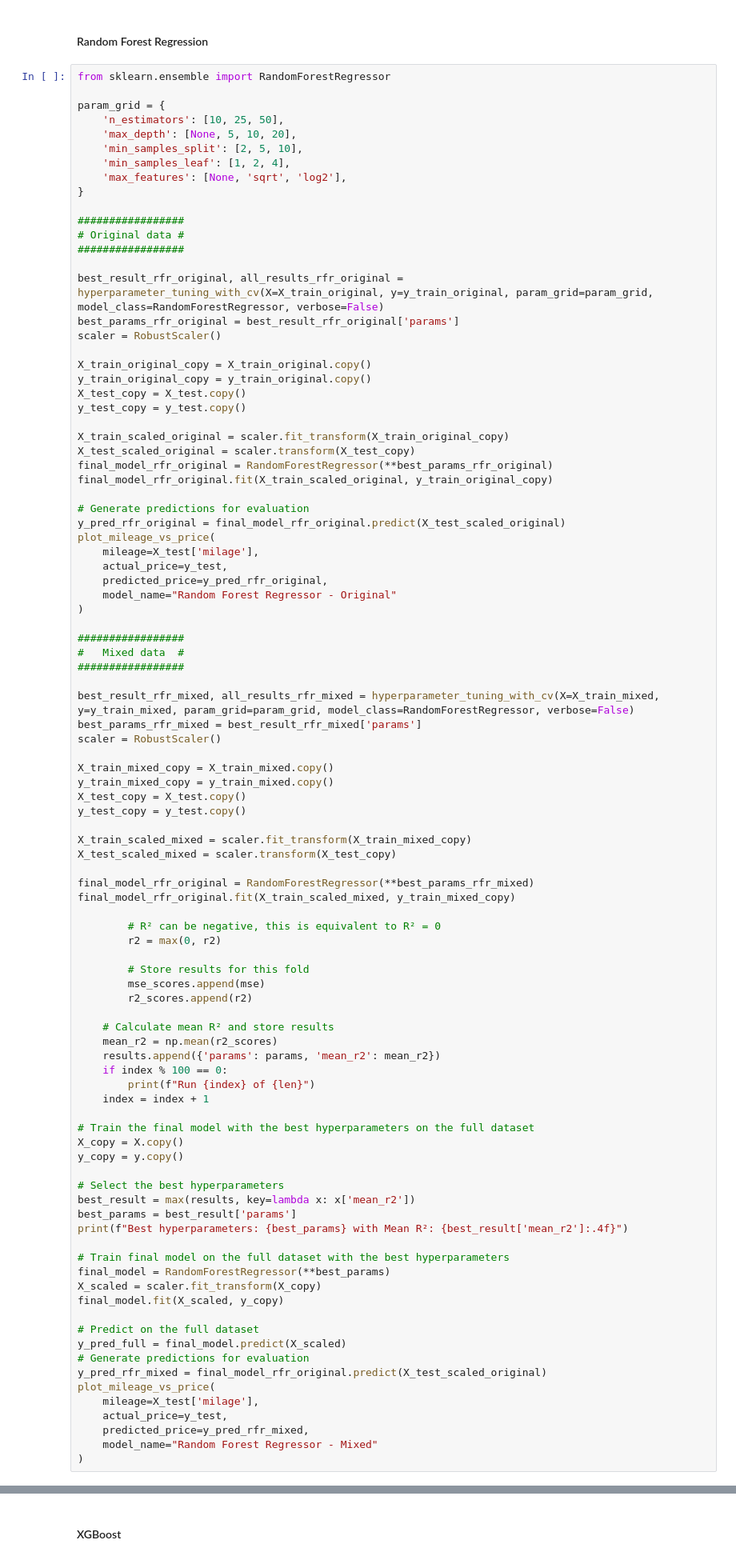
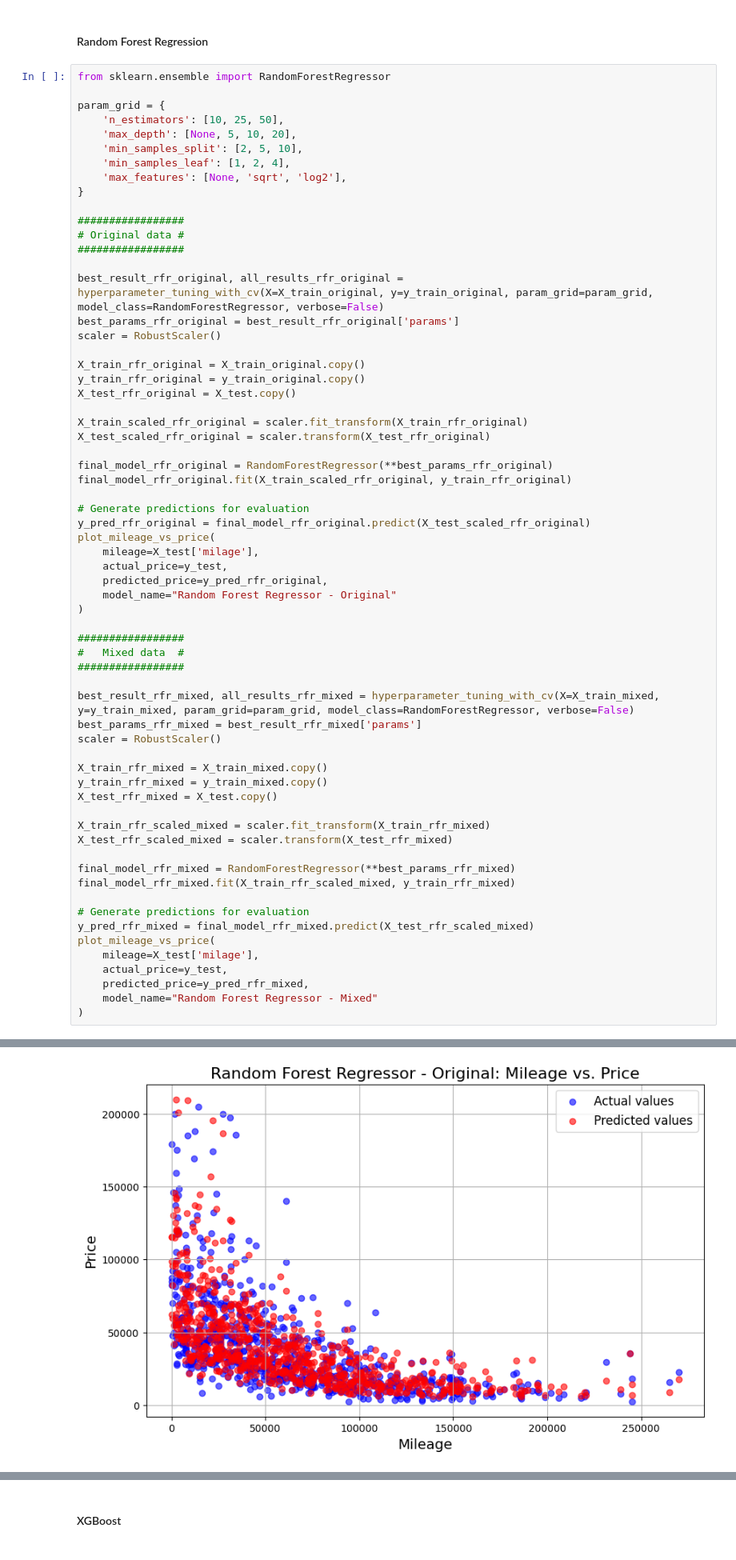
Before and after one commit to Frecherenkel60/RandomForestRangers, a Jupyter notebook: 5.1_TrainingNew.ipynb, the cells around one changed output, grey strips where cells are left out. Shown: that part at 80% size. Drawn from its saved outputs; the diff is of its cells as text.

```diff
--- a/5.1_TrainingNew.ipynb
+++ b/5.1_TrainingNew.ipynb
@@ -470,18 +528,18 @@ best_result_rfr_original, all_results_rfr_original = hyperparameter_tuning_with_
 best_params_rfr_original = best_result_rfr_original['params']
 scaler = RobustScaler()
 
-X_train_original_copy = X_train_original.copy()
-y_train_original_copy = y_train_original.copy()
-X_test_copy = X_test.copy()
-y_test_copy = y_test.copy()
+X_train_rfr_original = X_train_original.copy()
+y_train_rfr_original = y_train_original.copy()
+X_test_rfr_original = X_test.copy()
 
-X_train_scaled_original = scaler.fit_transform(X_train_original_copy)
-X_test_scaled_original = scaler.transform(X_test_copy)
+X_train_scaled_rfr_original = scaler.fit_transform(X_train_rfr_original)
+X_test_scaled_rfr_original = scaler.transform(X_test_rfr_original)
+
 final_model_rfr_original = RandomForestRegressor(**best_params_rfr_original)
-final_model_rfr_original.fit(X_train_scaled_original, y_train_original_copy)
+final_model_rfr_original.fit(X_train_scaled_rfr_original, y_train_rfr_original)
 
 # Generate predictions for evaluation
-y_pred_rfr_original = final_model_rfr_original.predict(X_test_scaled_original)
+y_pred_rfr_original = final_model_rfr_original.predict(X_test_scaled_rfr_original)
 plot_mileage_vs_price(
     mileage=X_test['milage'],
     actual_price=y_test,
@@ -497,52 +555,22 @@ best_result_rfr_mixed, all_results_rfr_mixed = hyperparameter_tuning_with_cv(X=X
 best_params_rfr_mixed = best_result_rfr_mixed['params']
 scaler = RobustScaler()
 
-X_train_mixed_copy = X_train_mixed.copy()
-y_train_mixed_copy = y_train_mixed.copy()
-X_test_copy = X_test.copy()
-y_test_copy = y_test.copy()
+X_train_rfr_mixed = X_train_mixed.copy()
+y_train_rfr_mixed = y_train_mixed.copy()
+X_test_rfr_mixed = X_test.copy()
 
-X_train_scaled_mixed = scaler.fit_transform(X_train_mixed_copy)
-X_test_scaled_mixed = scaler.transform(X_test_copy)
+X_train_rfr_scaled_mixed = scaler.fit_transform(X_train_rfr_mixed)
+X_test_rfr_scaled_mixed = scaler.transform(X_test_rfr_mixed)
 
-final_model_rfr_original = RandomForestRegressor(**best_params_rfr_mixed)
-final_model_rfr_original.fit(X_train_scaled_mixed, y_train_mixed_copy)
+final_model_rfr_mixed = RandomForestRegressor(**best_params_rfr_mixed)
+final_model_rfr_mixed.fit(X_train_rfr_scaled_mixed, y_train_rfr_mixed)
 
-        # R² can be negative, this is equivalent to R² = 0
-        r2 = max(0, r2)
-
-        # Store results for this fold
-        mse_scores.append(mse)
-        r2_scores.append(r2)
-
-    # Calculate mean R² and store results
-    mean_r2 = np.mean(r2_scores)
-    results.append({'params': params, 'mean_r2': mean_r2})
-    if index % 100 == 0:
-        print(f"Run {index} of {len}")
-    index = index + 1
-
-# Train the final model with the best hyperparameters on the full dataset
-X_copy = X.copy()
-y_copy = y.copy()
-
-# Select the best hyperparameters
-best_result = max(results, key=lambda x: x['mean_r2'])
-best_params = best_result['params']
-print(f"Best hyperparameters: {best_params} with Mean R²: {best_result['mean_r2']:.4f}")
-
-# Train final model on the full dataset with the best hyperparameters
-final_model = RandomForestRegressor(**best_params)
-X_scaled = scaler.fit_transform(X_copy)
-final_model.fit(X_scaled, y_copy)
-
-# Predict on the full dataset
-y_pred_full = final_model.predict(X_scaled)
 # Generate predictions for evaluation
-y_pred_rfr_mixed = final_model_rfr_original.predict(X_test_scaled_original)
+y_pred_rfr_mixed = final_model_rfr_mixed.predict(X_test_rfr_scaled_mixed)
 plot_mileage_vs_price(
     mileage=X_test['milage'],
     actual_price=y_test,
     predicted_price=y_pred_rfr_mixed,
     model_name="Random Forest Regressor - Mixed"
 )
+# %% [output]
@@ -548,0 +587 @@ plot_mileage_vs_price(
+[figure, added]
```
Also changed, not shown: parts of 5 cells of this notebook.
